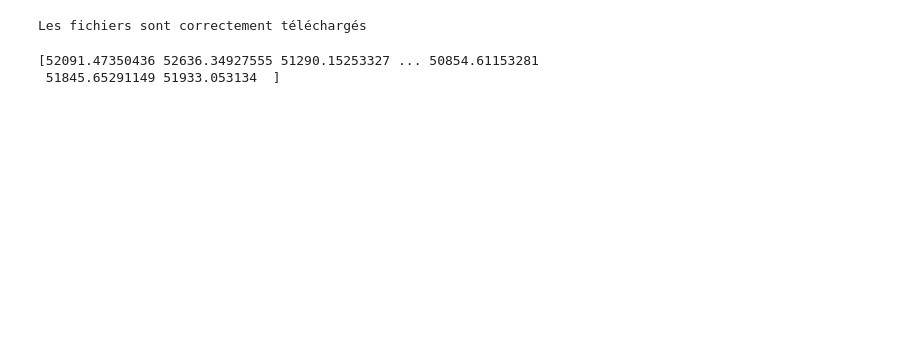
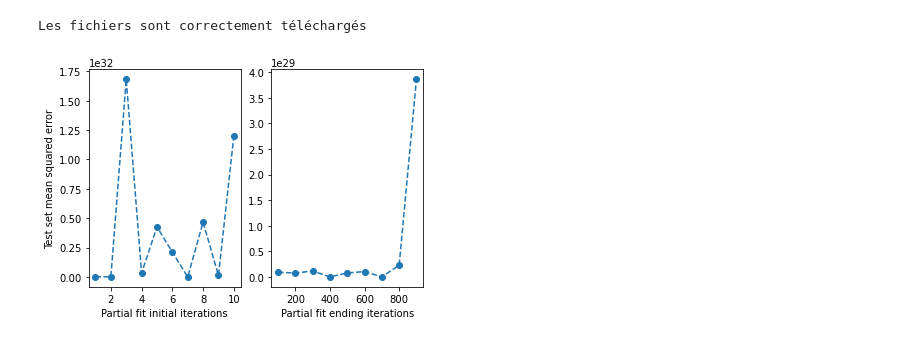
Before and after one commit to Nicolas-Malgat/Immothep, a Jupyter notebook: test.ipynb, the cells around one changed output. Drawn from its saved outputs; the diff is of its cells as text; code cells hidden in the pictures; blank space fills up the shorter version.

Commit message:
Nouvelle version du data ia

```diff
--- a/test.ipynb
+++ b/test.ipynb
@@ -24,5 +25,27 @@ valeurs_foncieres = pd.read_csv(DATASET_PATH + "maison_filtre.csv", sep='|', enc
 # %%
 extrait_df_valeurs_foncieres = pd.read_csv(DATASET_PATH + "maison_filtre.csv", sep=',', usecols=['Surface reelle bati', 'Nombre pieces principales', 'Surface terrain', 'Code postal'], encoding='utf-8')
+# %%
+data = extrait_df_valeurs_foncieres.values
+X = data[:, 1:]  # all rows, no label
+y = data[:, 0]  # all rows, label only
+X_train, X_test, y_train, y_test = train_test_split(X, y, test_size=0.20,random_state=2)
+SGD = SGDRegressor(loss='squared_loss', penalty='l2', alpha=0.0001, l1_ratio=0.15)
+improvements = list()
+for z in range(1000):
+    SGD.partial_fit(X_train, y_train)
+    improvements.append(mean_squared_error(y_test, SGD.predict(X_test)))
+# %%
+import matplotlib.pyplot as plt
+plt.subplot(1,2,1)
+plt.plot(range(1,11),np.abs(improvements[:10]),'o--')
+plt.xlabel('Partial fit initial iterations')
+plt.ylabel('Test set mean squared error')
+plt.subplot(1,2,2)
+plt.plot(range(100,1000,100),np.abs(improvements[100:1000:100]),'o--')
+plt.xlabel('Partial fit ending iterations’)
+plt.show()
+# %% [output]
+[figure, added]
 # %%
 data = extrait_df_valeurs_foncieres.values
 X = data[:, 1:]  # all rows, no label
@@ -40,8 +61,3 @@ estimator = SGDRegressor()
 # estimator = LinearRegression()  # LinearRegression works with sparse matrix
 estimator.fit(X_train, y_train)
 predicted = estimator.predict(X_train)
-# %%
-print(predicted)
-# %% [output]
-[52091.47350436 52636.34927555 51290.15253327 ... 50854.61153281
- 51845.65291149 51933.053134  ]
```
Also changed, not shown: parts of 12 cells of this notebook.
